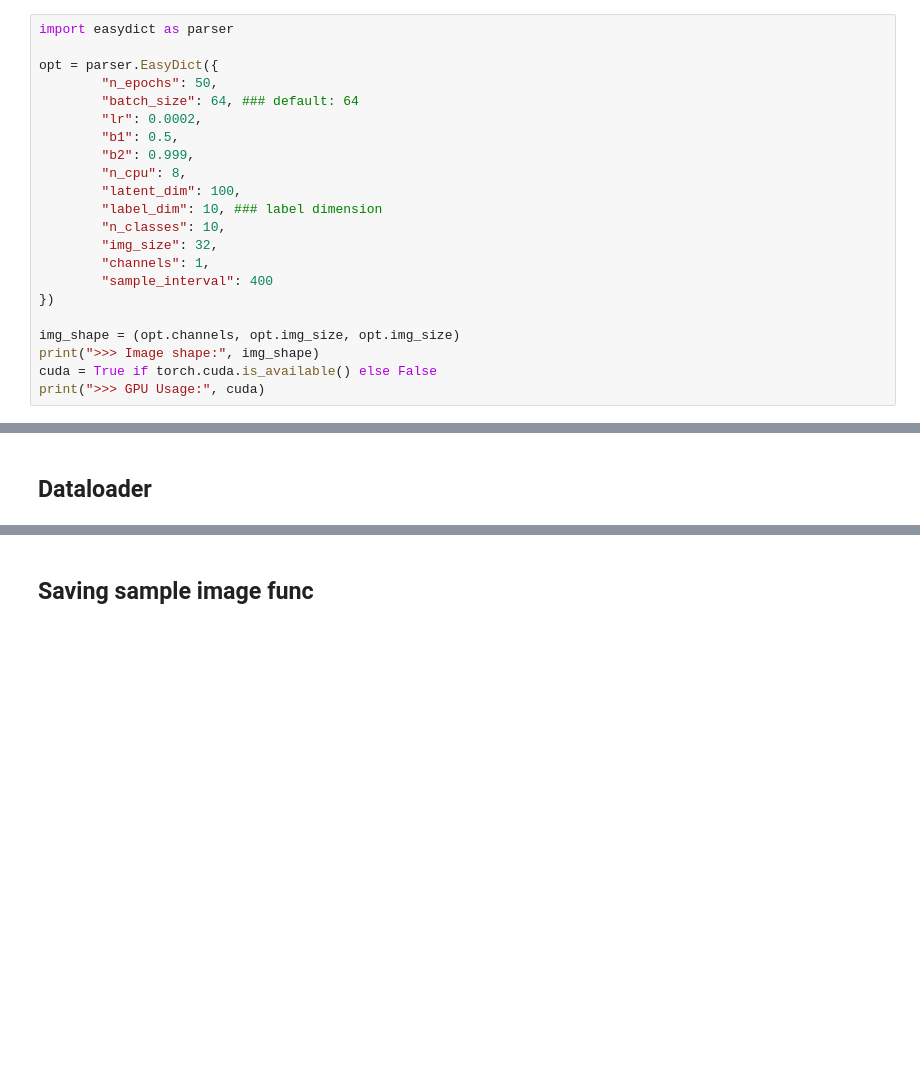
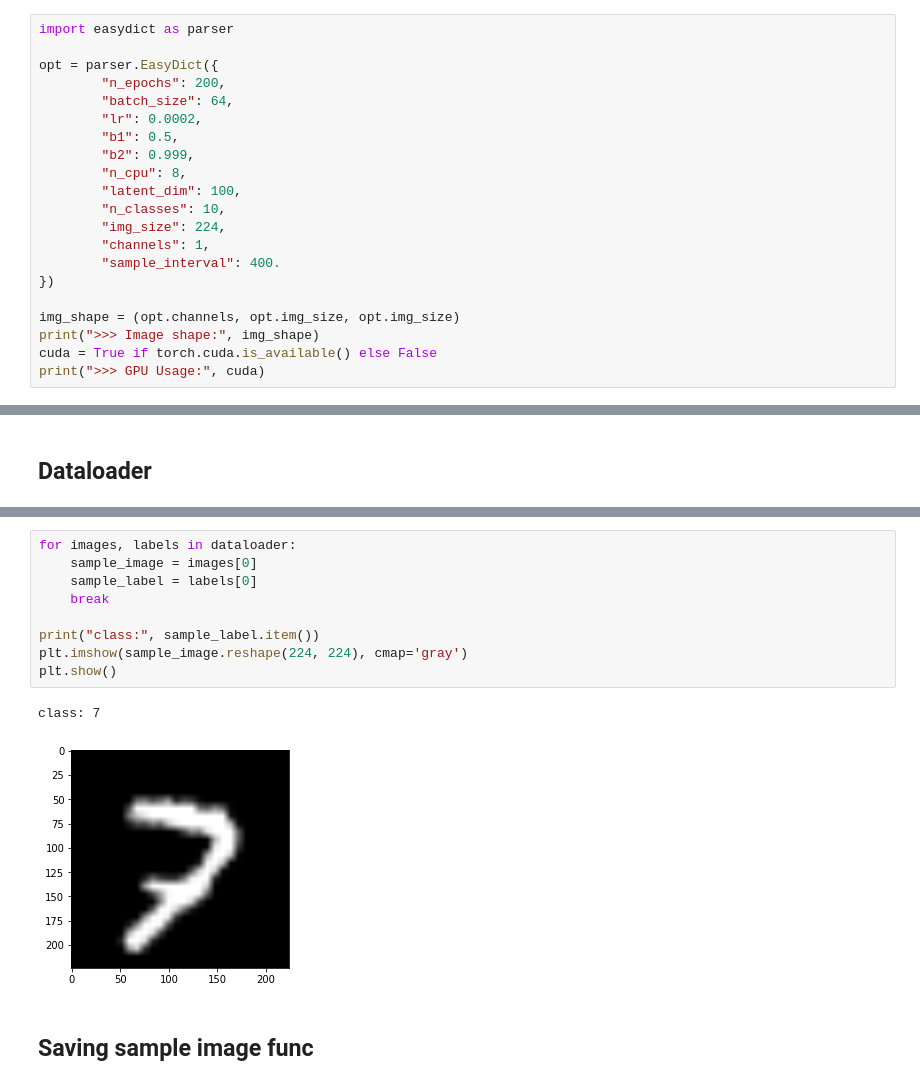
Before and after one commit to jhlee508/gan-augmentations, a Jupyter notebook: CGAN_for_multi_class_label.ipynb, the cells around one changed output, grey strips where cells are left out. Drawn from its saved outputs; the diff is of its cells as text; blank space fills up the shorter version.

```diff
--- a/CGAN_for_multi_class_label.ipynb
+++ b/CGAN_for_multi_class_label.ipynb
@@ -29,18 +37,17 @@ print(">>> Making images directory...")
 import easydict as parser
 
 opt = parser.EasyDict({
-        "n_epochs": 50,
-        "batch_size": 64, ### default: 64
+        "n_epochs": 200,
+        "batch_size": 64,
         "lr": 0.0002,
         "b1": 0.5,
         "b2": 0.999,
         "n_cpu": 8,
         "latent_dim": 100,
-        "label_dim": 10, ### label dimension
         "n_classes": 10,
-        "img_size": 32,
+        "img_size": 224,
         "channels": 1,
-        "sample_interval": 400
+        "sample_interval": 400.
 })
 
 img_shape = (opt.channels, opt.img_size, opt.img_size)
@@ -73,3 +109,15 @@ dataloader = torch.utils.data.DataLoader(
+# %%
+for images, labels in dataloader:
+    sample_image = images[0]
+    sample_label = labels[0]
+    break
+
+print("class:", sample_label.item())
+plt.imshow(sample_image.reshape(224, 224), cmap='gray')
+plt.show()
+# %% [output]
+class: 7
+[figure, added]
 # %% [markdown]
 ## Saving sample image func
 # %%
```
Also changed, not shown: parts of 15 cells of this notebook.
